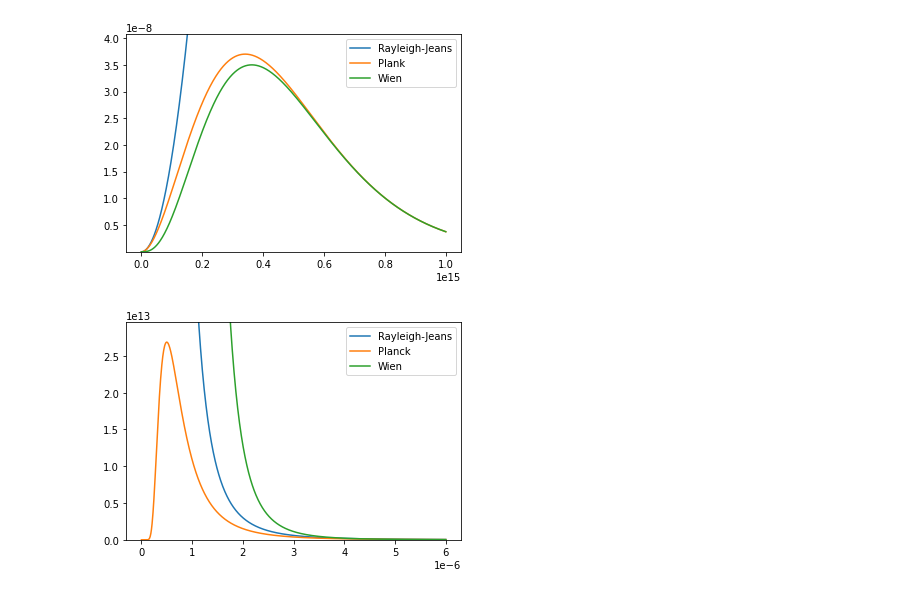
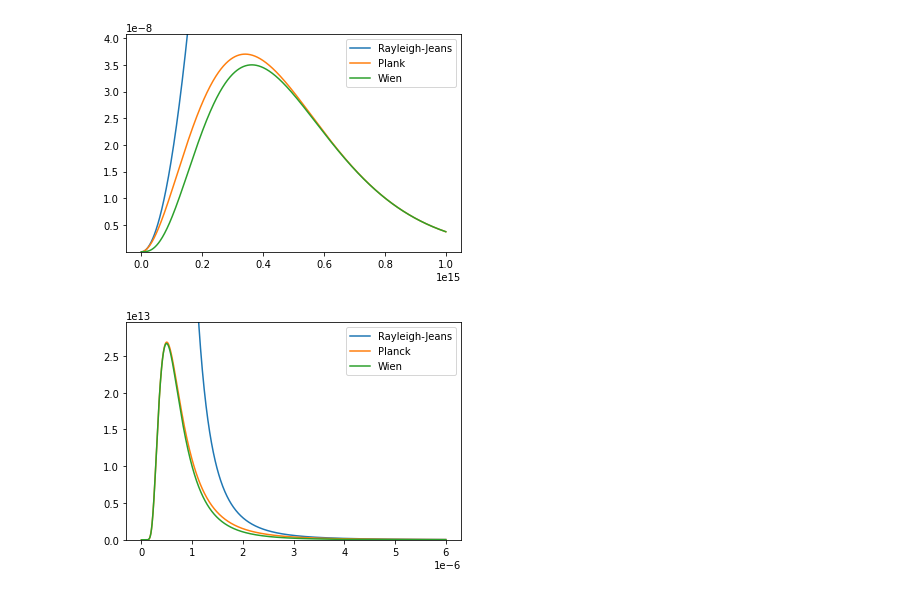
Before and after one commit to QuMCoding/QM-Book-Source, a Jupyter notebook: hermite_and_legendre.ipynb, the cells around one changed output. Saved outputs shown, nothing was run; the diff lists cells and outputs as text; code cells hidden in the pictures.

```diff
--- a/hermite_and_legendre.ipynb
+++ b/hermite_and_legendre.ipynb
@@ -94,31 +94,31 @@ plt.show()
 # %%
 # 輻射強度, 以波長為基本
 c = 299792458
 k = 1.38064852e-23
 h = 6.626069934e-34
 
 
 def RJ(l, T=5800):
     return 2 * c * k * T / l ** 4
 
 
 def Planck(l, T=5800):
     return 2 * h * c**2 / l**5 / (np.exp(h * c / (l * k * T)) - 1)
 
 
 def Wien(l, T=5800):
-    return 2 * h * c**2 / l**5 * (np.exp(h * c / (l * k * T)))
+    return 2 * h * c ** 2 / l ** 5 * np.exp(-h * c / (l * k * T))
 
 
 x = np.linspace(1e-10, 6e-6, 1000)  # Hz
 pl = Planck(x, 5800)
 rj = RJ(x, 5800)
 wi = Wien(x, 5800)
 plt.ylim(np.min(pl), np.max(pl) * 1.1)
 plt.plot(x, rj, label="Rayleigh-Jeans")
 plt.plot(x, pl, label="Planck")
 plt.plot(x, wi, label="Wien")
 plt.legend()
 plt.show()
 # %% [output]
-[figure, old version]
+[figure, new version]
```
